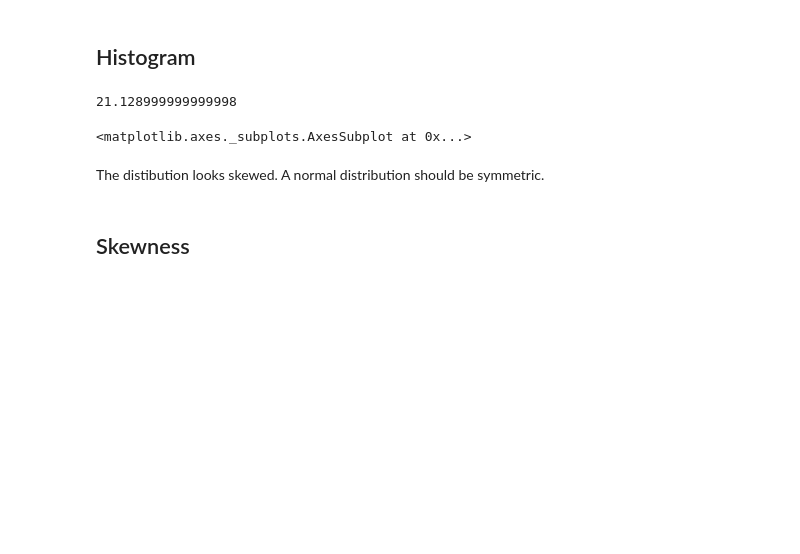
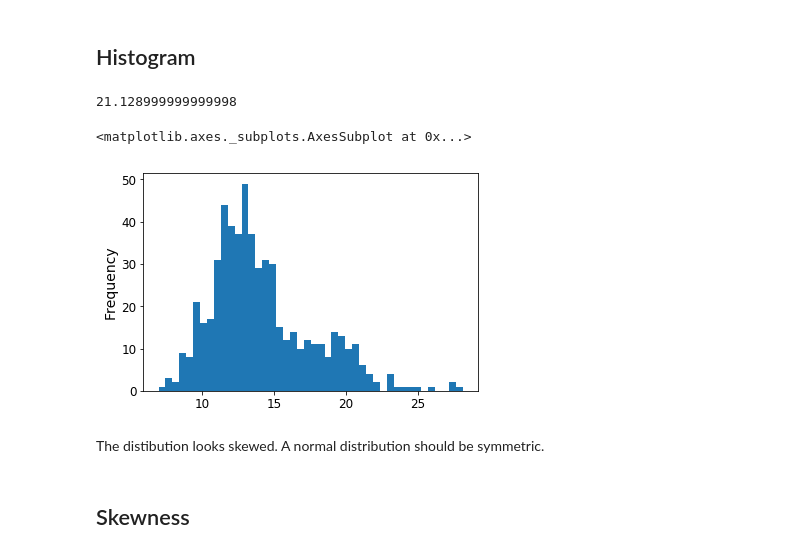
Before and after one commit to ikhaliq42/WDBC-Dataset, a Jupyter notebook: CTMLS_Homework.ipynb, the cells around one changed output. Drawn from its saved outputs; the diff is of its cells as text; code cells hidden in the pictures; blank space fills up the shorter version.

```diff
--- a/CTMLS_Homework.ipynb
+++ b/CTMLS_Homework.ipynb
@@ -87,9 +155,11 @@ maxRadius - minRadius
 # %% [output]
 21.128999999999998
 # %%
+plt.figure(2)
 df['Radius'].plot.hist(44)
 # %% [output]
 <matplotlib.axes._subplots.AxesSubplot at 0x...>
+[figure, added]
 # %% [markdown]
 The distibution looks skewed. A normal distribution should be symmetric.
 # %% [markdown]
```
Also changed, not shown: parts of 71 cells of this notebook.
